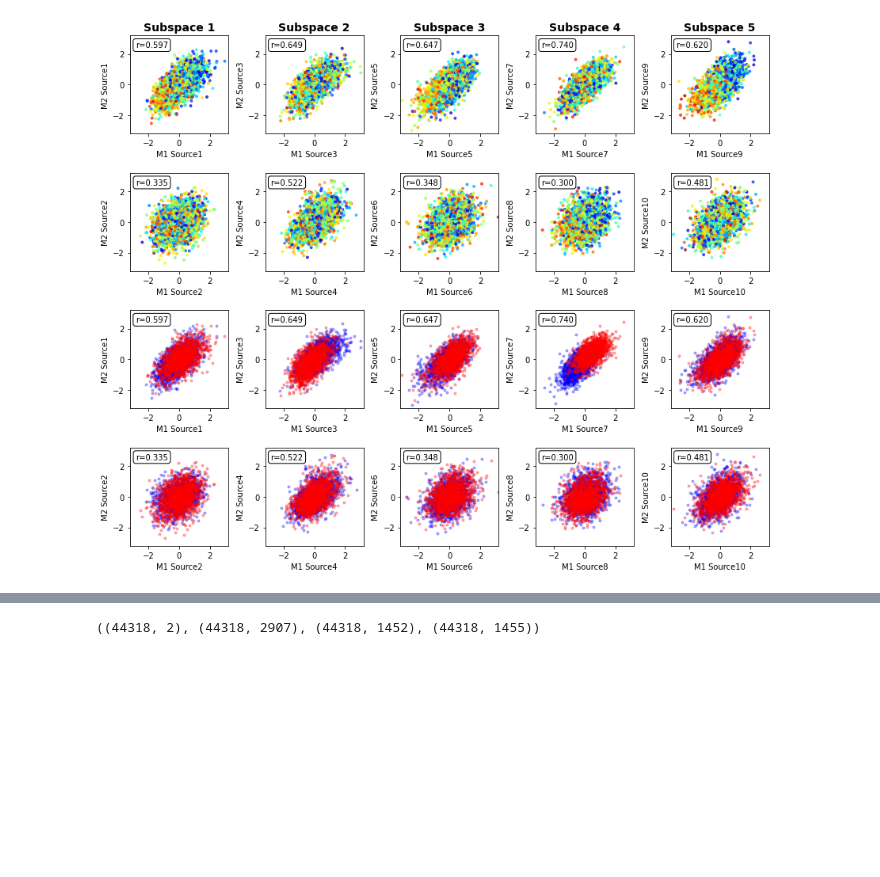
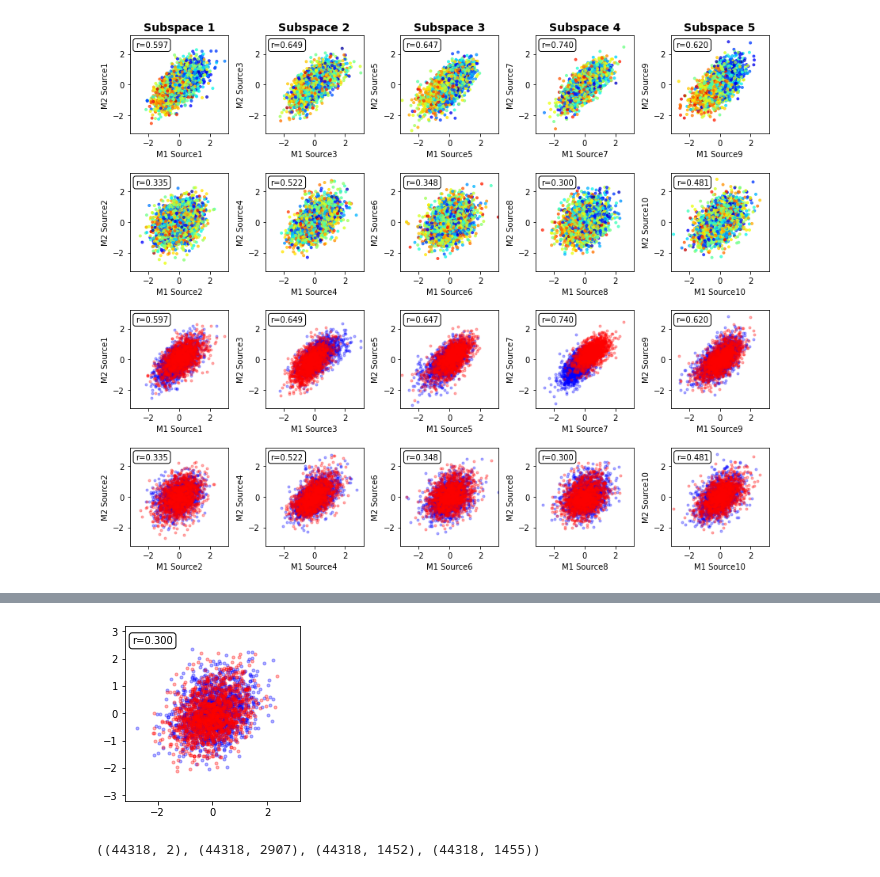
Before and after one commit to trendscenter/MISA-pytorch, a Jupyter notebook: figures/ISBI2022SIVA/plot_img.ipynb, the cells around one changed output, grey strips where cells are left out. Cells and saved outputs as stored; diff of their text form; code cells hidden in the pictures; blank space fills up the shorter version.

```diff
--- a/figures/ISBI2022SIVA/plot_img.ipynb
+++ b/figures/ISBI2022SIVA/plot_img.ipynb
@@ -334,3 +329,32 @@ plt.savefig("cca_age_sex.pdf")
+# %%
+k=3
+i=1
+
+WAY1 = WAY_list[k][0]
+WAY2 = WAY_list[k][1]
+
+sign1 = np.sign(correlation(WAY1,age))
+sign2 = np.sign(correlation(WAY2,age))
+for j in range(2):
+    WAY1[j,:] = -sign1[j]*WAY1[j,:]
+    WAY2[j,:] = -sign2[j]*WAY2[j,:]
+
+r = format(round(cca_corr_list[k][i,i],3), '.3f')
+
+fig, ax = plt.subplots(1,1,figsize=(3,3))
+ax.plot(WAY1[i][sex==0], WAY2[i][sex==0],'b.',alpha=0.3)
+ax.plot(WAY1[i][sex==1], WAY2[i][sex==1],'r.',alpha=0.3)
+ax.set_aspect('equal', 'box')
+ax.set_xlim([-3.2,3.2])
+ax.set_ylim([-3.2,3.2])
+ax.annotate(f'r={r}', xy=(48, 165), xycoords='axes points',
+    size=10, ha='right', va='top',
+    bbox=dict(boxstyle='round', fc='w'))
+
+plt.tight_layout()
+plt.savefig("cca_age_sex_ukb_sign_adjusted_sex_subspace4_source8.png",dpi=500)
+# %% [output]
+[figure, added]
 # %%
 WAY = WAY_list[3]
 WAY1 = WAY[0]
```
Also changed, not shown: parts of 12 cells of this notebook, 5 other files.
